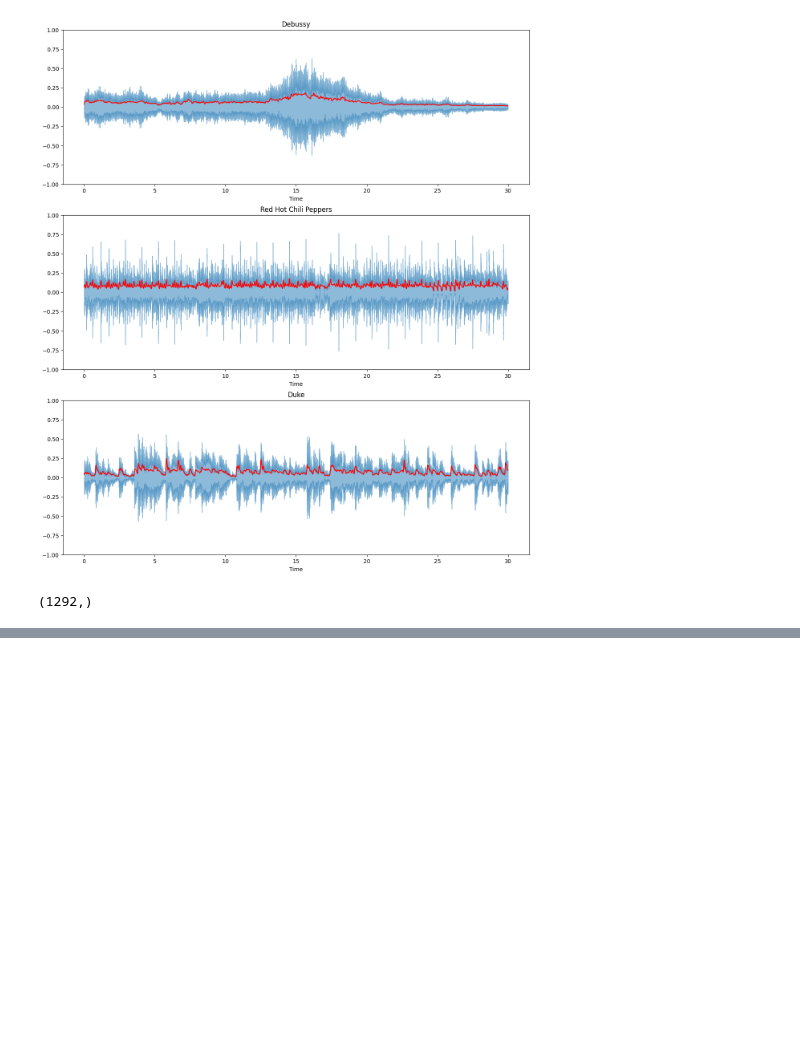
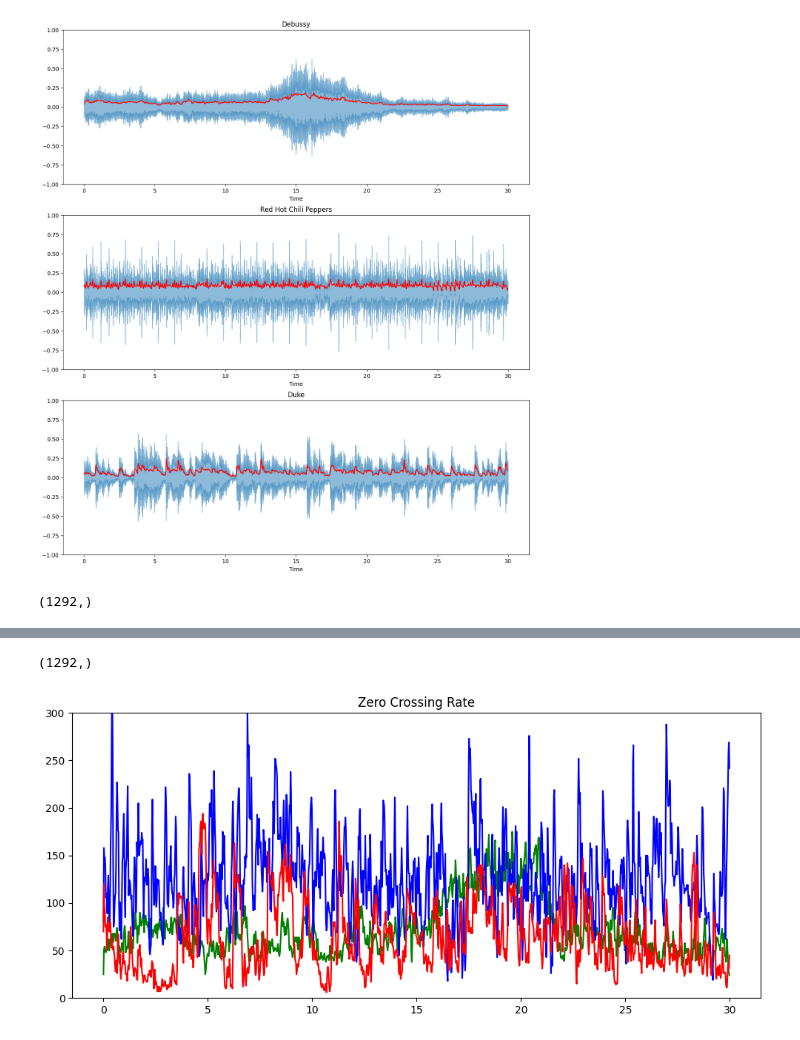
Before and after one commit to Geeky-Muhtasim/audio_signal_processing, a Jupyter notebook: RMS_Energy_ZCR.ipynb, the cells around one changed output, grey strips where cells are left out. Cells and saved outputs as stored; diff of their text form; code cells hidden in the pictures; blank space fills up the shorter version.

```diff
--- a/RMS_Energy_ZCR.ipynb
+++ b/RMS_Energy_ZCR.ipynb
@@ -107,0 +108,24 @@ plt.show()
+# %%
+# Zero Crossing Rate
+
+zcr_debussy = librosa.feature.zero_crossing_rate(debussy, frame_length=FRAME_LENGTH, hop_length=HOP_LENGTH)[0]
+zcr_redhot = librosa.feature.zero_crossing_rate(redhot, frame_length=FRAME_LENGTH, hop_length=HOP_LENGTH)[0]
+zcr_duke = librosa.feature.zero_crossing_rate(duke, frame_length=FRAME_LENGTH, hop_length=HOP_LENGTH)[0]
+# %%
+zcr_debussy.shape
+# %% [output]
+(1292,)
+# %%
+# Plot ZCR for all music pieces
+
+# Visualize the amplitude envelope for all three audio signals
+
+plt.figure(figsize=(12, 8))
+plt.plot(t, zcr_debussy* FRAME_LENGTH, color='g')
+plt.plot(t, zcr_redhot* FRAME_LENGTH, color='b')
+plt.plot(t, zcr_duke* FRAME_LENGTH, color='r')
+plt.title("Zero Crossing Rate")
+plt.ylim(0, 300)
+plt.show()
+# %% [output]
+[figure, added]
```
Also changed, not shown: parts of 1 cell of this notebook.
